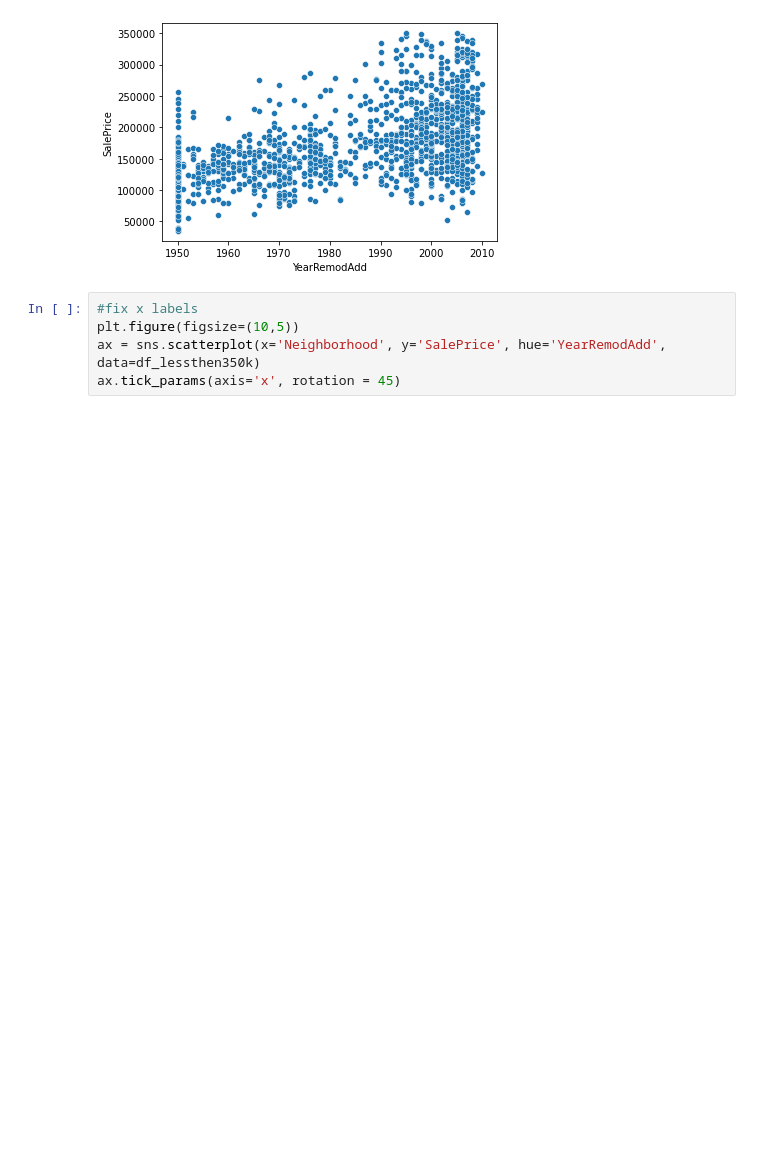
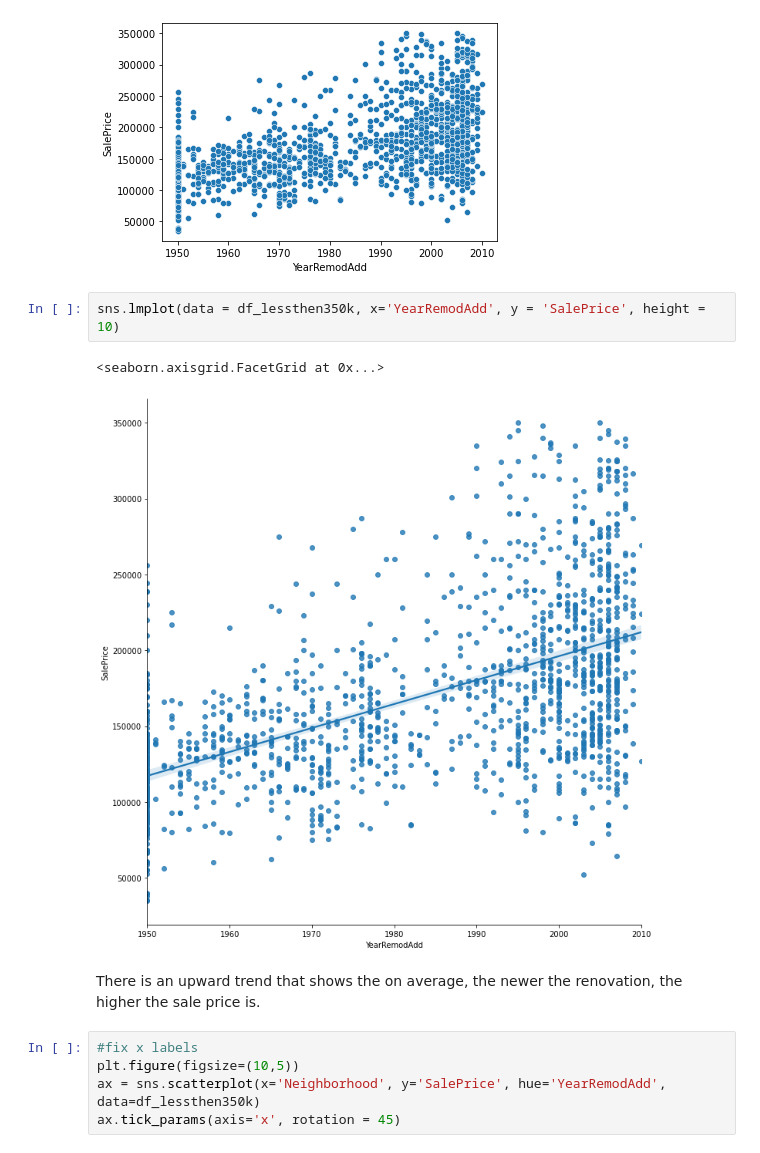
Before and after one commit to erinmcmahon26/Housing-Prices-Regression, a Jupyter notebook: Housing_Prices_EDA_TrainingData.ipynb, the cells around one changed output. Drawn from its saved outputs; the diff is of its cells as text; blank space fills up the shorter version.

```diff
--- a/Housing_Prices_EDA_TrainingData.ipynb
+++ b/Housing_Prices_EDA_TrainingData.ipynb
@@ -357,6 +384,13 @@ sns.scatterplot(x='YearRemodAdd', y='SalePrice', data=df_lessthen350k)
 # %% [output]
 <AxesSubplot:xlabel='YearRemodAdd', ylabel='SalePrice'>
 [figure]
+# %%
+sns.lmplot(data = df_lessthen350k, x='YearRemodAdd', y = 'SalePrice', height = 10)
+# %% [output]
+<seaborn.axisgrid.FacetGrid at 0x...>
+[figure, added]
+# %% [markdown]
+There is an upward trend that shows the on average, the newer the renovation, the higher the sale price is.
 # %%
 #fix x labels
 plt.figure(figsize=(10,5))
```
Also changed, not shown: parts of 30 cells of this notebook.
